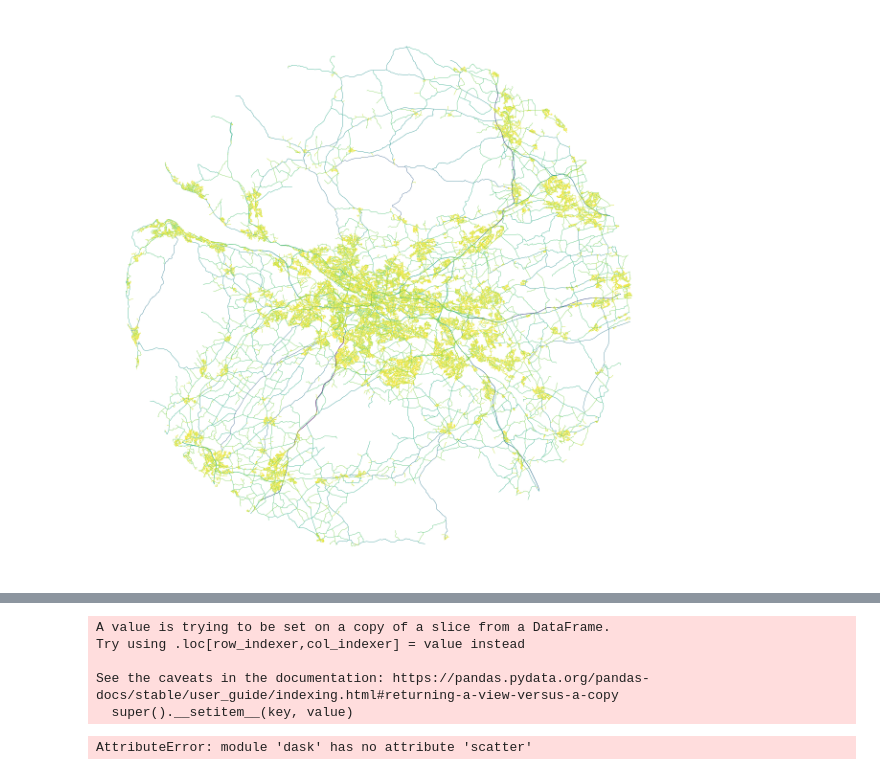
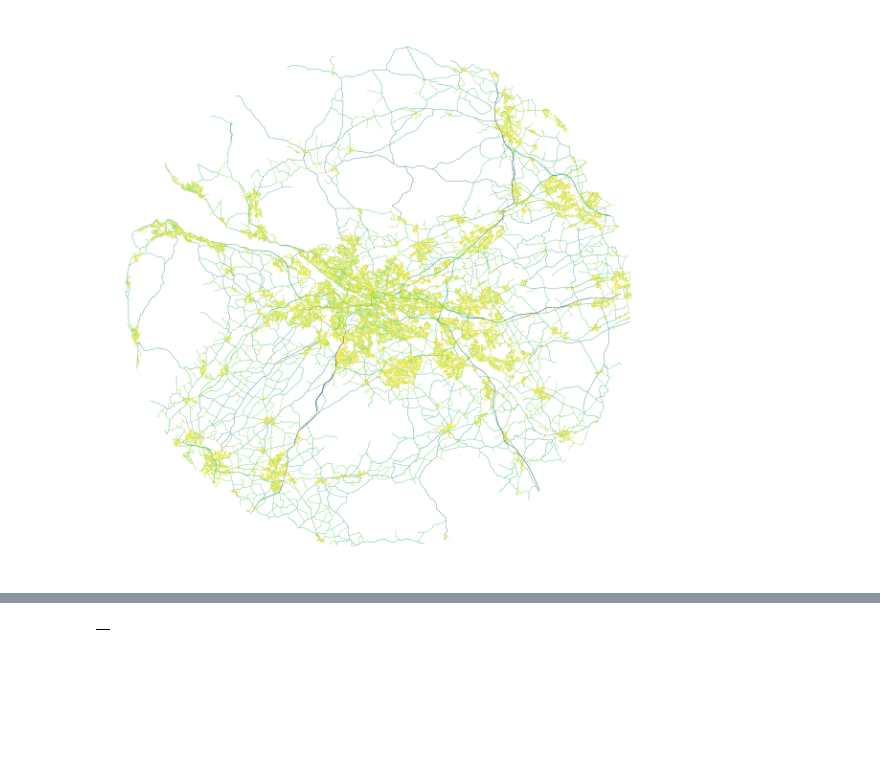
Before and after one commit to virgilxw/Morphology_model_v1, a Jupyter notebook: 2-chunking-tess.ipynb, the cells around one changed output, grey strips where cells are left out. Saved outputs shown, nothing was run; the diff lists cells and outputs as text; code cells hidden in the pictures; blank space fills up the shorter version.

Commit message:
tessellation in chunks written, not working yet

```diff
--- a/2-chunking-tess.ipynb
+++ b/2-chunking-tess.ipynb
@@ -311,8 +302,10 @@ dist200 = libpysal.weights.DistanceBand.from_dataframe(buildings, 200, ids='uID'
 dist200_adjlist = dist200.to_adjlist()
 # %% [markdown]
 ## Morphometrics
-# %%
-streets['nID'] = momepy.unique_id(streets)
+# %%
+buildings_local_out_combined = pd.DataFrame()
+buildings_dist200_combined = pd.DataFrame()
+tessellation_out_combined = pd.DataFrame()
 # %%
 continuity = momepy.COINS(streets)
 
@@ -383,20 +620,7 @@ See the caveats in the documentation: https://pandas.pydata.org/pandas-docs/stab
-# %%
-### Building Area
-buildings_local['building_area'] = momepy.Area(buildings_local).series
-tessellation['tess_area'] = momepy.Area(tessellation).series
-# %% [output]
-A value is trying to be set on a copy of a slice from a DataFrame.
-Try using .loc[row_indexer,col_indexer] = value instead
-
-See the caveats in the documentation: https://pandas.pydata.org/pandas-docs/stable/user_guide/indexing.html#returning-a-view-versus-a-copy
-  super().__setitem__(key, value)
-# %%
-buildings_local_scattered = dask.scatter(buildings_local)
-streets_scattered = dask.scatter(streets)
-tessellation_scattered = dask.scatter(tessellation)
-
-dist200_scattered = dask.scatter(dist200)
-queen_1_scattered = dask.scatter(queen_1)
-queen_3_scattered = dask.scatter(queen_3)
-# %% [output]
-AttributeError: module 'dask' has no attribute 'scatter'
+# %%
+buildings_local_out_combined.to_parquet(f"output/{place}/buildings_local_out_combined.pq")
+buildings_dist200_combined.to_parquet(f"output/{place}/buildings_dist200_combined.pq")
+tessellation_out_combined.to_parquet(f"output/{place}/tessellation_out_combined.pq")
+stroke_gdf.to_parquet(f"output/{place}/stroke_gdf.pq")
+# %% [output]
+|  |
```
Also changed, not shown: parts of 4 cells of this notebook.
